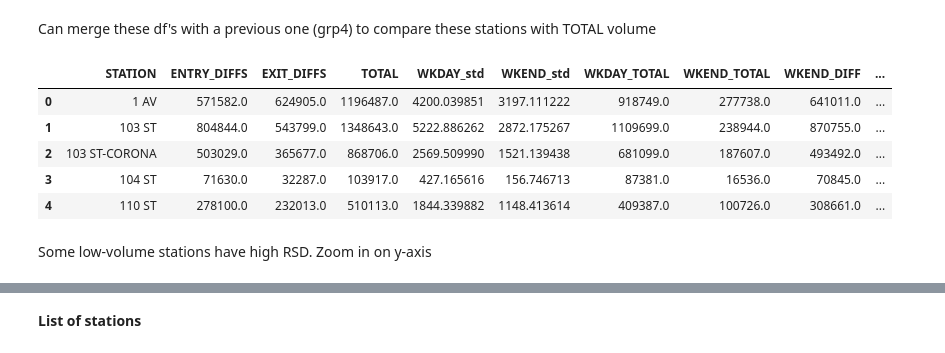
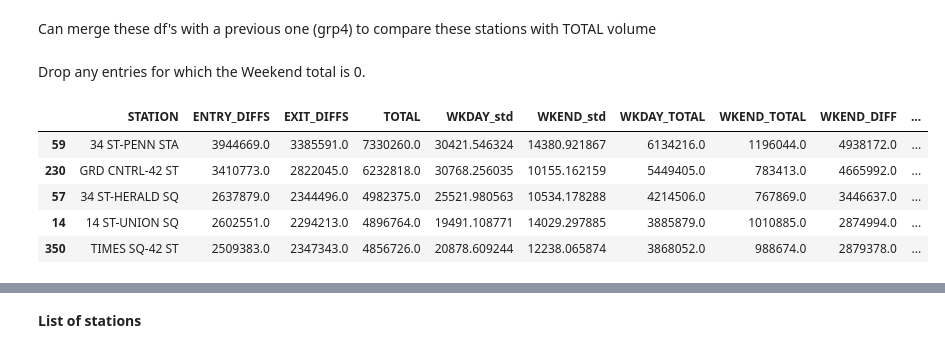
Before and after one commit to luketibbott/benson, a Jupyter notebook: benson_EDA-KF.ipynb, the cells around one changed output, grey strips where cells are left out. Saved outputs shown, nothing was run; the diff lists cells and outputs as text; code cells hidden in the pictures.

```diff
--- a/benson_EDA-KF.ipynb
+++ b/benson_EDA-KF.ipynb
@@ -140,14 +152,20 @@ grp6.rename(columns={'wkday_x':'WKDAY_std', 'wkend_x':'WKEND_std', 'wkday_y':'WK
 grp6['WKEND_DIFF%'] = grp6['WKEND_DIFF'] / grp6['TOTAL']
 grp6['WKEND%'] = grp6['WKEND_TOTAL'] / grp6['TOTAL']
 grp6['WKDAY_rsd'] = grp6['WKDAY_std'] / grp6['TOTAL']
+# %% [markdown]
+Drop any entries for which the Weekend total is 0.
+# %%
+grp6 = grp6.drop(grp6[grp6['WKEND_TOTAL'] < 500].index)
+# %%
+grp6['WEEKDAY_RATIO'] = (grp6['WKDAY_TOTAL']/5) / (grp6['WKEND_TOTAL']/2)
+# %%
+top50 = grp6.sort_values('TOTAL', ascending=False).head(50)
 # %%
-grp6.head()
+top50.head()
 # %% [output]
 |  | STATION | ENTRY_DIFFS | EXIT_DIFFS | TOTAL | WKDAY_std | WKEND_std | WKDAY_TOTAL | WKEND_TOTAL | WKEND_DIFF | ... |
-| 0 | 1 AV | 571582.0 | 624905.0 | 1196487.0 | 4200.039851 | 3197.111222 | 918749.0 | 277738.0 | 641011.0 | ... |
-| 1 | 103 ST | 804844.0 | 543799.0 | 1348643.0 | 5222.886262 | 2872.175267 | 1109699.0 | 238944.0 | 870755.0 | ... |
-| 2 | 103 ST-CORONA | 503029.0 | 365677.0 | 868706.0 | 2569.509990 | 1521.139438 | 681099.0 | 187607.0 | 493492.0 | ... |
-| 3 | 104 ST | 71630.0 | 32287.0 | 103917.0 | 427.165616 | 156.746713 | 87381.0 | 16536.0 | 70845.0 | ... |
-| 4 | 110 ST | 278100.0 | 232013.0 | 510113.0 | 1844.339882 | 1148.413614 | 409387.0 | 100726.0 | 308661.0 | ... |
+| 59 | 34 ST-PENN STA | 3944669.0 | 3385591.0 | 7330260.0 | 30421.546324 | 14380.921867 | 6134216.0 | 1196044.0 | 4938172.0 | ... |
+| 230 | GRD CNTRL-42 ST | 3410773.0 | 2822045.0 | 6232818.0 | 30768.256035 | 10155.162159 | 5449405.0 | 783413.0 | 4665992.0 | ... |
+| 57 | 34 ST-HERALD SQ | 2637879.0 | 2344496.0 | 4982375.0 | 25521.980563 | 10534.178288 | 4214506.0 | 767869.0 | 3446637.0 | ... |
+| 14 | 14 ST-UNION SQ | 2602551.0 | 2294213.0 | 4896764.0 | 19491.108771 | 14029.297885 | 3885879.0 | 1010885.0 | 2874994.0 | ... |
+| 350 | TIMES SQ-42 ST | 2509383.0 | 2347343.0 | 4856726.0 | 20878.609244 | 12238.065874 | 3868052.0 | 988674.0 | 2879378.0 | ... |
-# %% [markdown]
-Some low-volume stations have high RSD. Zoom in on y-axis
```
Also changed, not shown: parts of 11 cells of this notebook.
